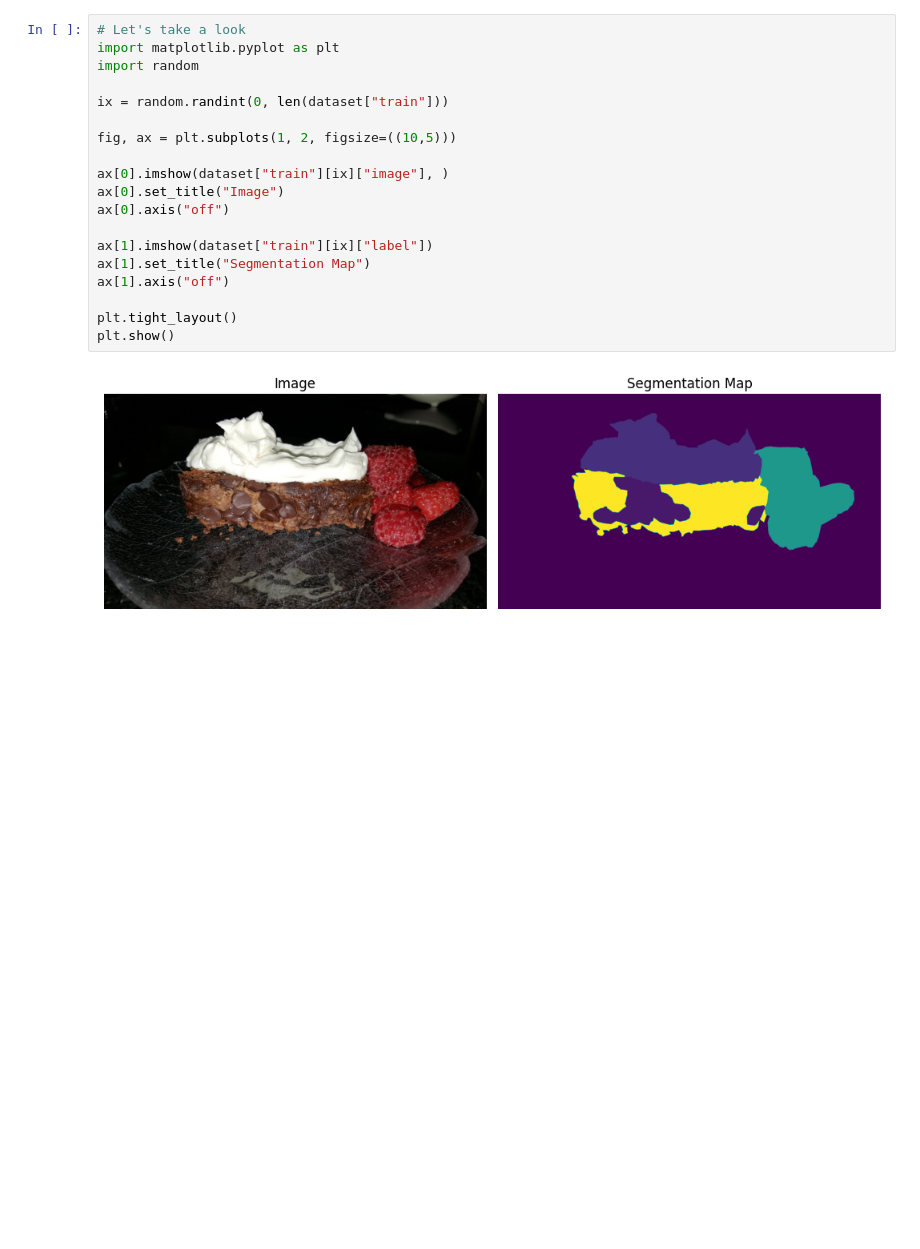
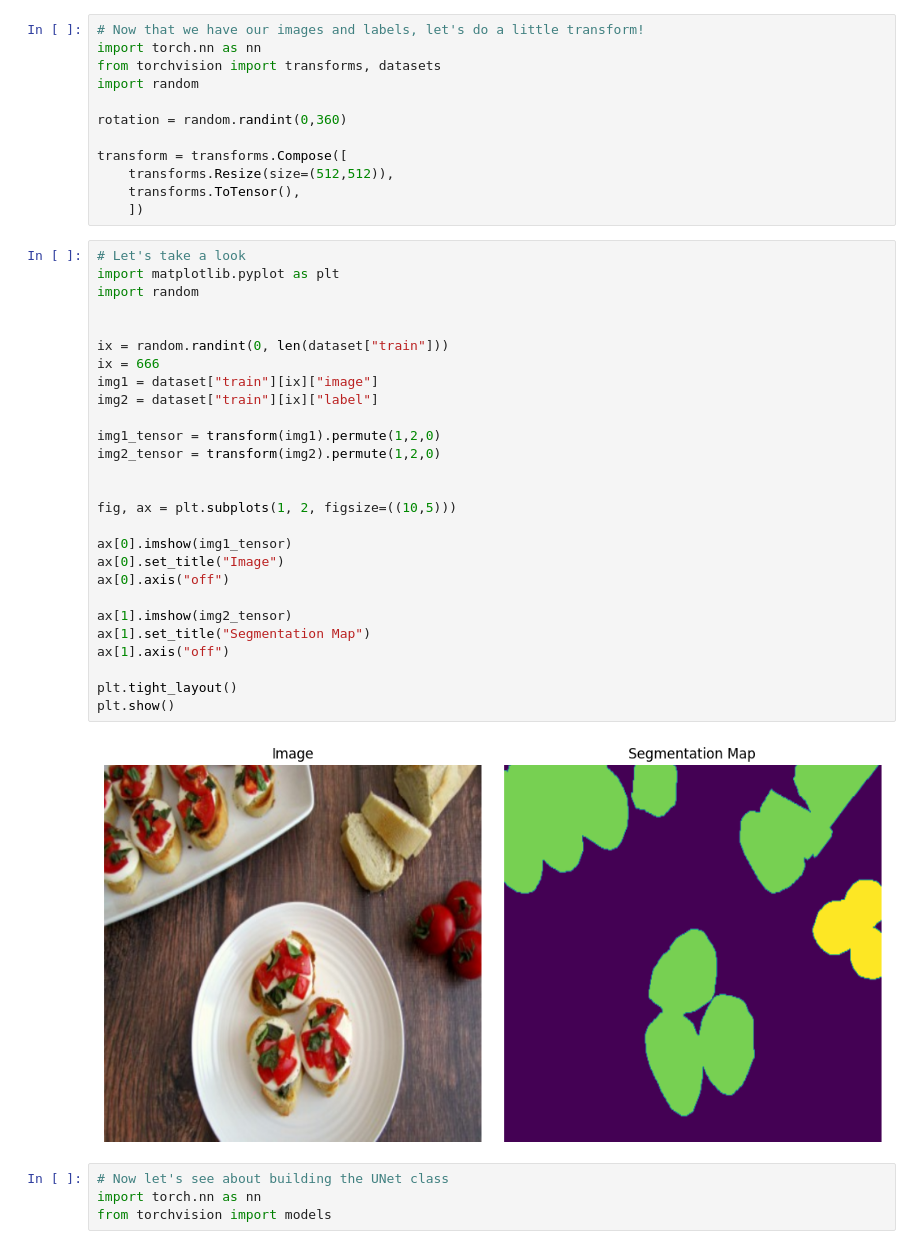
Before and after one commit to Chunt0/puttyU, a Jupyter notebook: Diffusion/UNet/unet.ipynb, the cells around one changed output. Cells and saved outputs as stored; diff of their text form; blank space fills up the shorter version.

```diff
--- a/Diffusion/UNet/unet.ipynb
+++ b/Diffusion/UNet/unet.ipynb
@@ -107,24 +114,48 @@ DatasetDict({
         num_rows: 2135
     })
 })
+# %%
+# Now that we have our images and labels, let's do a little transform!
+import torch.nn as nn
+from torchvision import transforms, datasets
+import random
+
+rotation = random.randint(0,360)
+
+transform = transforms.Compose([
+    transforms.Resize(size=(512,512)),
+    transforms.ToTensor(),
+    ])
 # %%
 # Let's take a look
 import matplotlib.pyplot as plt
 import random
 
+
 ix = random.randint(0, len(dataset["train"]))
+ix = 666
+img1 = dataset["train"][ix]["image"]
+img2 = dataset["train"][ix]["label"]
+
+img1_tensor = transform(img1).permute(1,2,0)
+img2_tensor = transform(img2).permute(1,2,0)
+
 
 fig, ax = plt.subplots(1, 2, figsize=((10,5)))
 
-ax[0].imshow(dataset["train"][ix]["image"], )
+ax[0].imshow(img1_tensor)
 ax[0].set_title("Image")
 ax[0].axis("off")
 
-ax[1].imshow(dataset["train"][ix]["label"])
+ax[1].imshow(img2_tensor)
 ax[1].set_title("Segmentation Map")
 ax[1].axis("off")
 
 plt.tight_layout()
 plt.show()
 # %% [output]
-[figure, old version]
+[figure, new version]
+# %%
+# Now let's see about building the UNet class
+import torch.nn as nn
+from torchvision import models
```
Also changed, not shown: parts of 2 cells of this notebook.
